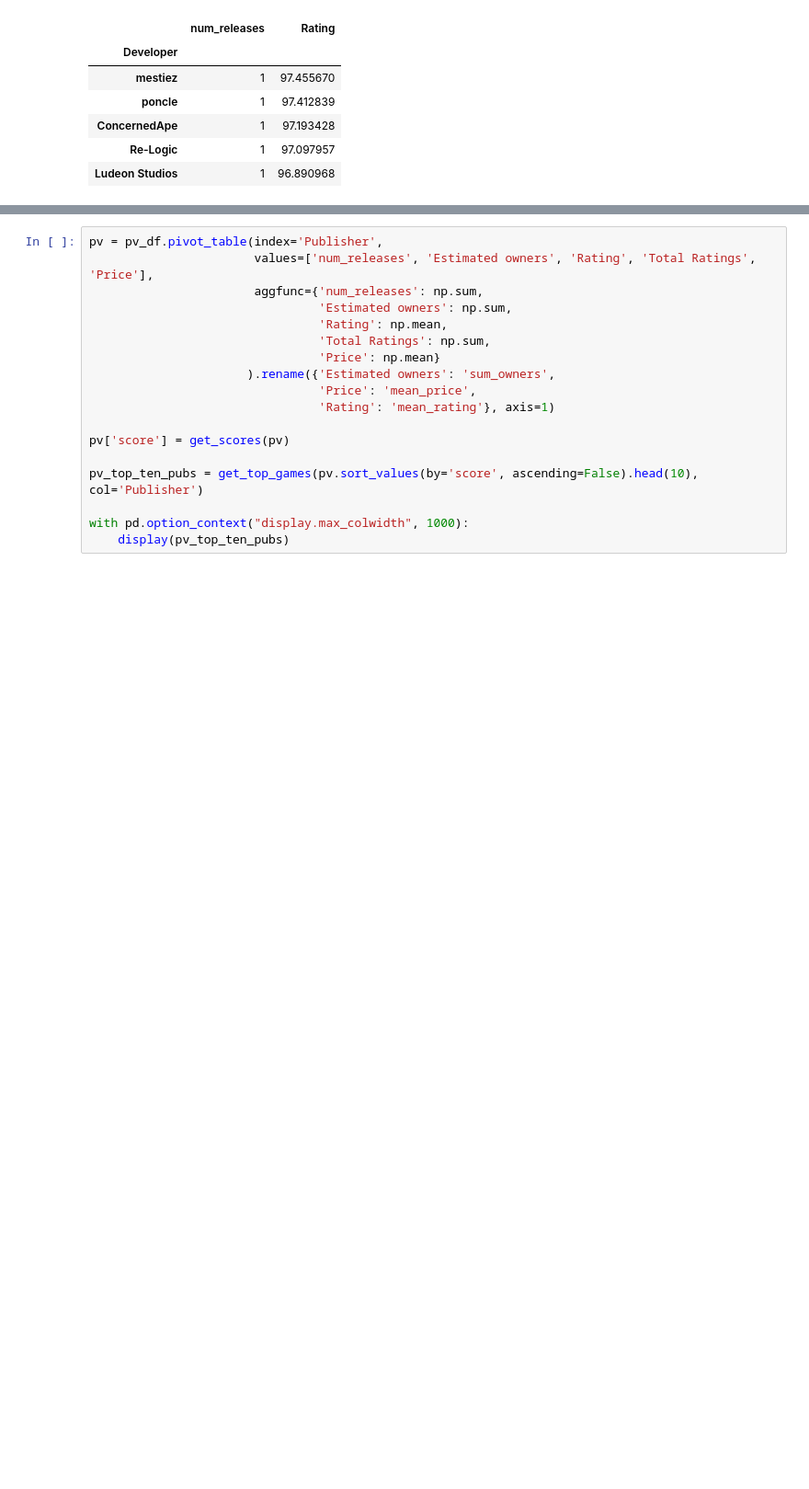
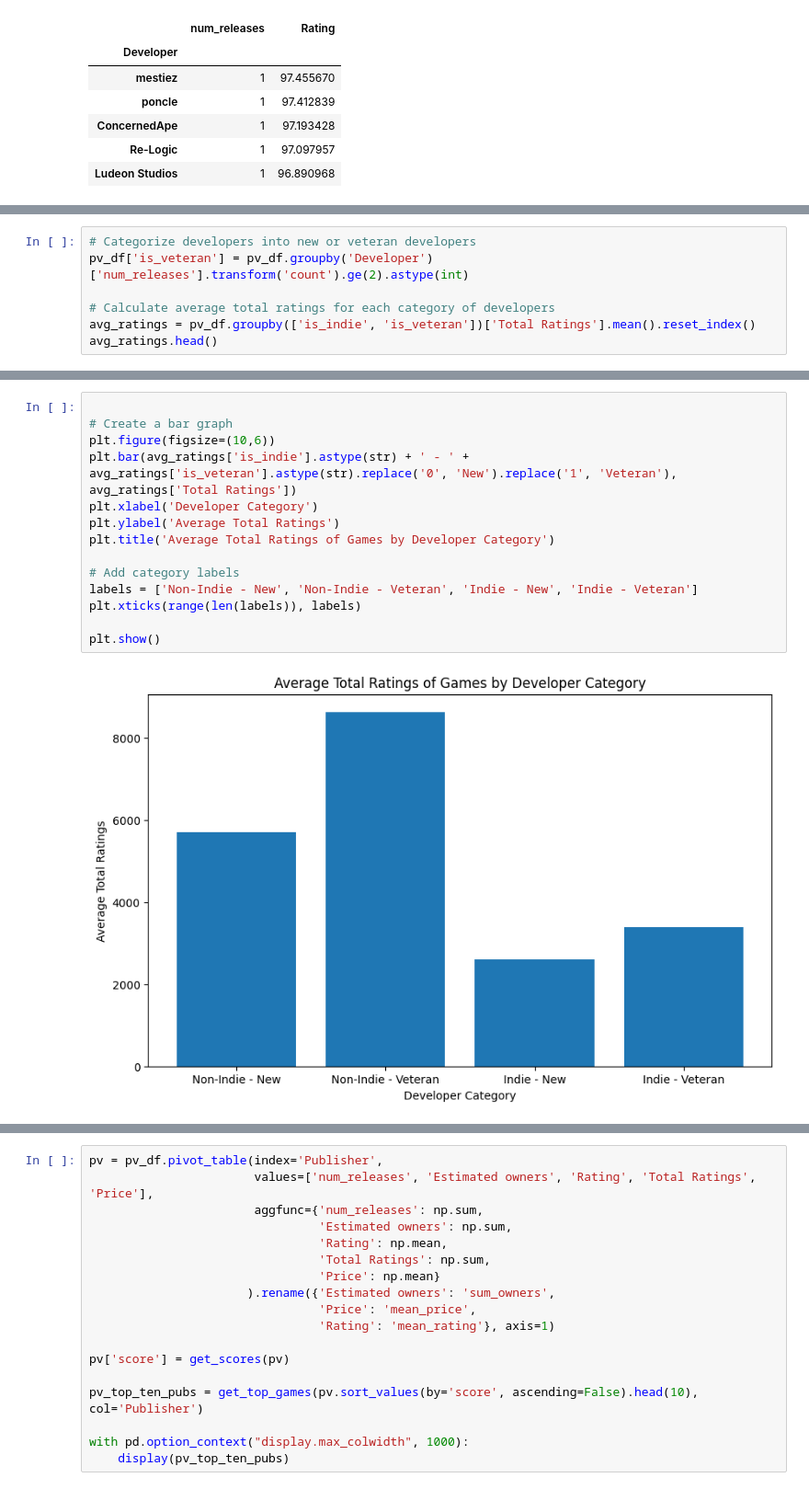
Before and after one commit to 21020673/Steam-Data-Analysis, a Jupyter notebook: notebooks/4-exploration.ipynb, the cells around one changed output, grey strips where cells are left out. Shown at 92% size. Saved outputs shown, nothing was run; the diff lists cells and outputs as text; blank space fills up the shorter version.

Commit message:
Add new graphs

```diff
--- a/notebooks/4-exploration.ipynb
+++ b/notebooks/4-exploration.ipynb
@@ -606,0 +611,7 @@ pv.head(10)
+# %%
+# Categorize developers into new or veteran developers
+pv_df['is_veteran'] = pv_df.groupby('Developer')['num_releases'].transform('count').ge(2).astype(int)
+
+# Calculate average total ratings for each category of developers
+avg_ratings = pv_df.groupby(['is_indie', 'is_veteran'])['Total Ratings'].mean().reset_index()
+avg_ratings.head()
@@ -607,3 +624,19 @@ pv.head(10)
+# %%
+
+# Create a bar graph
+plt.figure(figsize=(10,6))
+plt.bar(avg_ratings['is_indie'].astype(str) + ' - ' + avg_ratings['is_veteran'].astype(str).replace('0', 'New').replace('1', 'Veteran'), avg_ratings['Total Ratings'])
+plt.xlabel('Developer Category')
+plt.ylabel('Average Total Ratings')
+plt.title('Average Total Ratings of Games by Developer Category')
+
+# Add category labels
+labels = ['Non-Indie - New', 'Non-Indie - Veteran', 'Indie - New', 'Indie - Veteran']
+plt.xticks(range(len(labels)), labels)
+
+plt.show()
+# %% [output]
+[figure, added]
 # %%
 def get_top_games(pv, col):
     pv = pv.copy()
```
Also changed, not shown: parts of 4 cells of this notebook.
